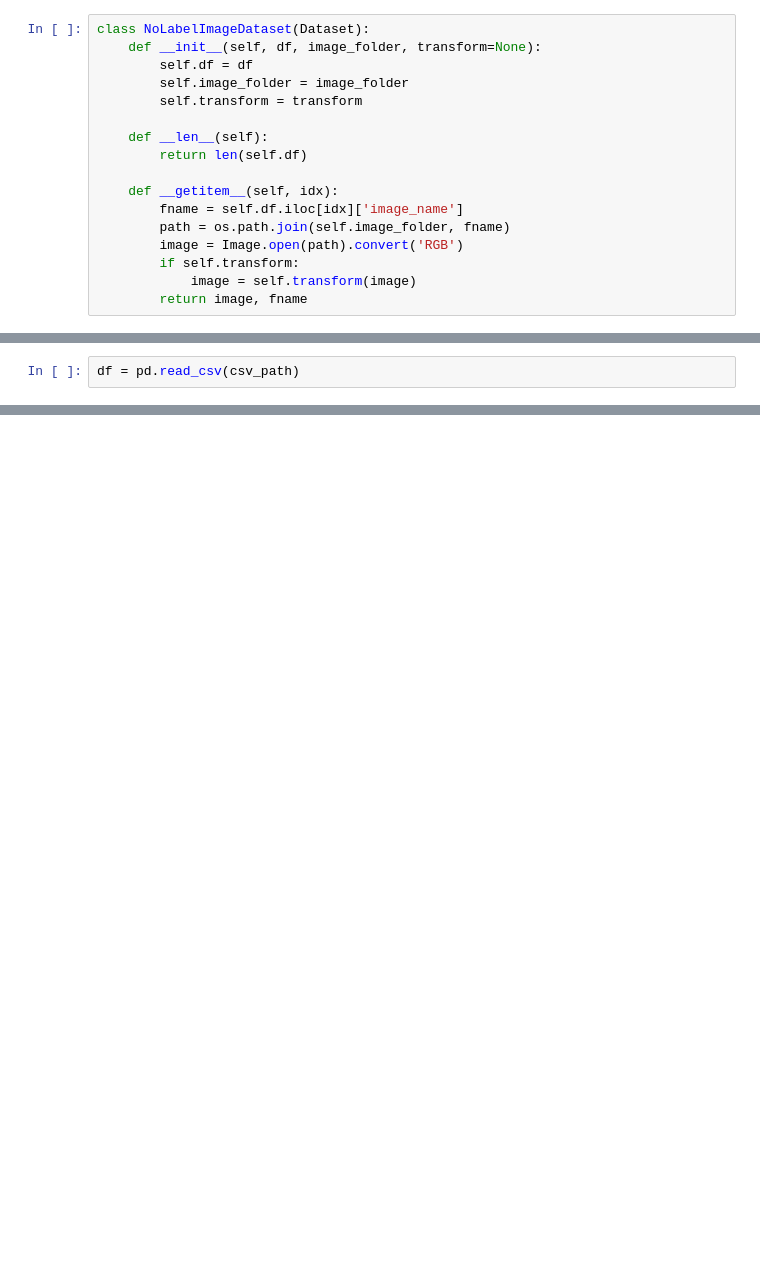
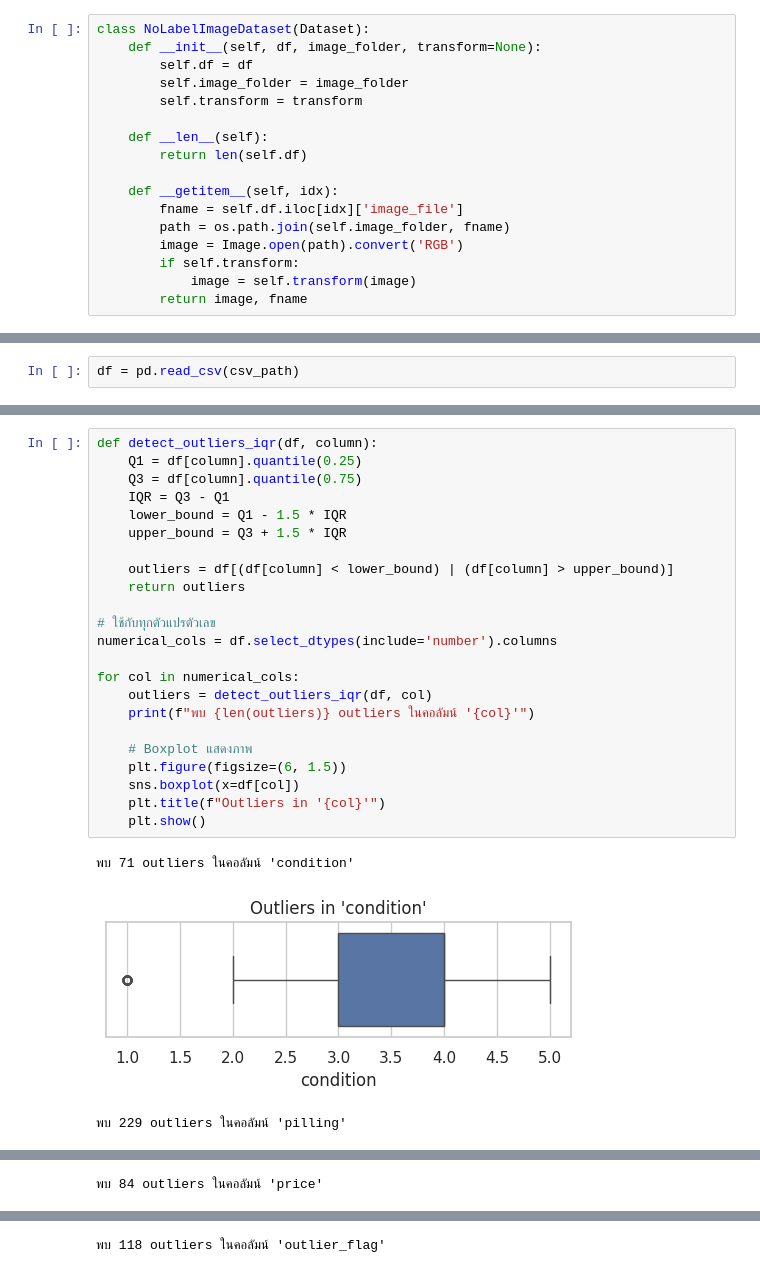
Before and after one commit to Kittipong-Dev/secondhand-pricing-model, a Jupyter notebook: secondhand_pricing_model.ipynb, the cells around one changed output, grey strips where cells are left out. Saved outputs shown, nothing was run; the diff lists cells and outputs as text; blank space fills up the shorter version.

```diff
--- a/secondhand_pricing_model.ipynb
+++ b/secondhand_pricing_model.ipynb
@@ -199,7 +256,7 @@ class NoLabelImageDataset(Dataset):
         return len(self.df)
 
     def __getitem__(self, idx):
-        fname = self.df.iloc[idx]['image_name']
+        fname = self.df.iloc[idx]['image_file']
         path = os.path.join(self.image_folder, fname)
         image = Image.open(path).convert('RGB')
         if self.transform:
@@ -268,0 +402,27 @@ print(f"Saved csv to {output_path}")
+# %%
+def detect_outliers_iqr(df, column):
+    Q1 = df[column].quantile(0.25)
+    Q3 = df[column].quantile(0.75)
+    IQR = Q3 - Q1
+    lower_bound = Q1 - 1.5 * IQR
+    upper_bound = Q3 + 1.5 * IQR
+
+    outliers = df[(df[column] < lower_bound) | (df[column] > upper_bound)]
+    return outliers
+
+# ใช้กับทุกตัวแปรตัวเลข
+numerical_cols = df.select_dtypes(include='number').columns
+
+for col in numerical_cols:
+    outliers = detect_outliers_iqr(df, col)
+    print(f"พบ {len(outliers)} outliers ในคอลัมน์ '{col}'")
+
+    # Boxplot แสดงภาพ
+    plt.figure(figsize=(6, 1.5))
+    sns.boxplot(x=df[col])
+    plt.title(f"Outliers in '{col}'")
+    plt.show()
+# %% [output]
+พบ 71 outliers ในคอลัมน์ 'condition'
+[figure, added]
+พบ 229 outliers ในคอลัมน์ 'pilling'
@@ -268,0 +430 @@ print(f"Saved csv to {output_path}")
+พบ 84 outliers ในคอลัมน์ 'price'
@@ -268,0 +432 @@ print(f"Saved csv to {output_path}")
+พบ 118 outliers ในคอลัมน์ 'outlier_flag'
```
Also changed, not shown: parts of 29 cells of this notebook.
